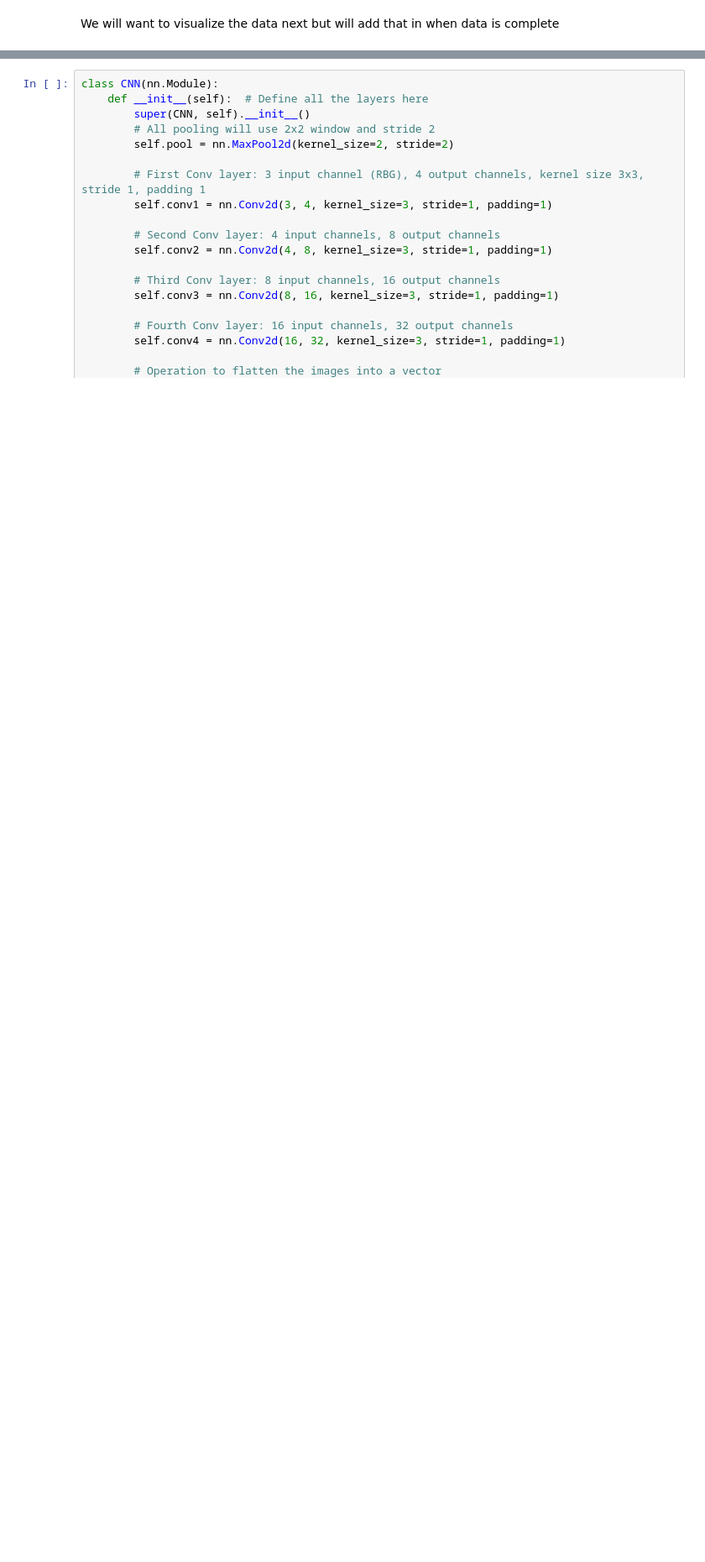
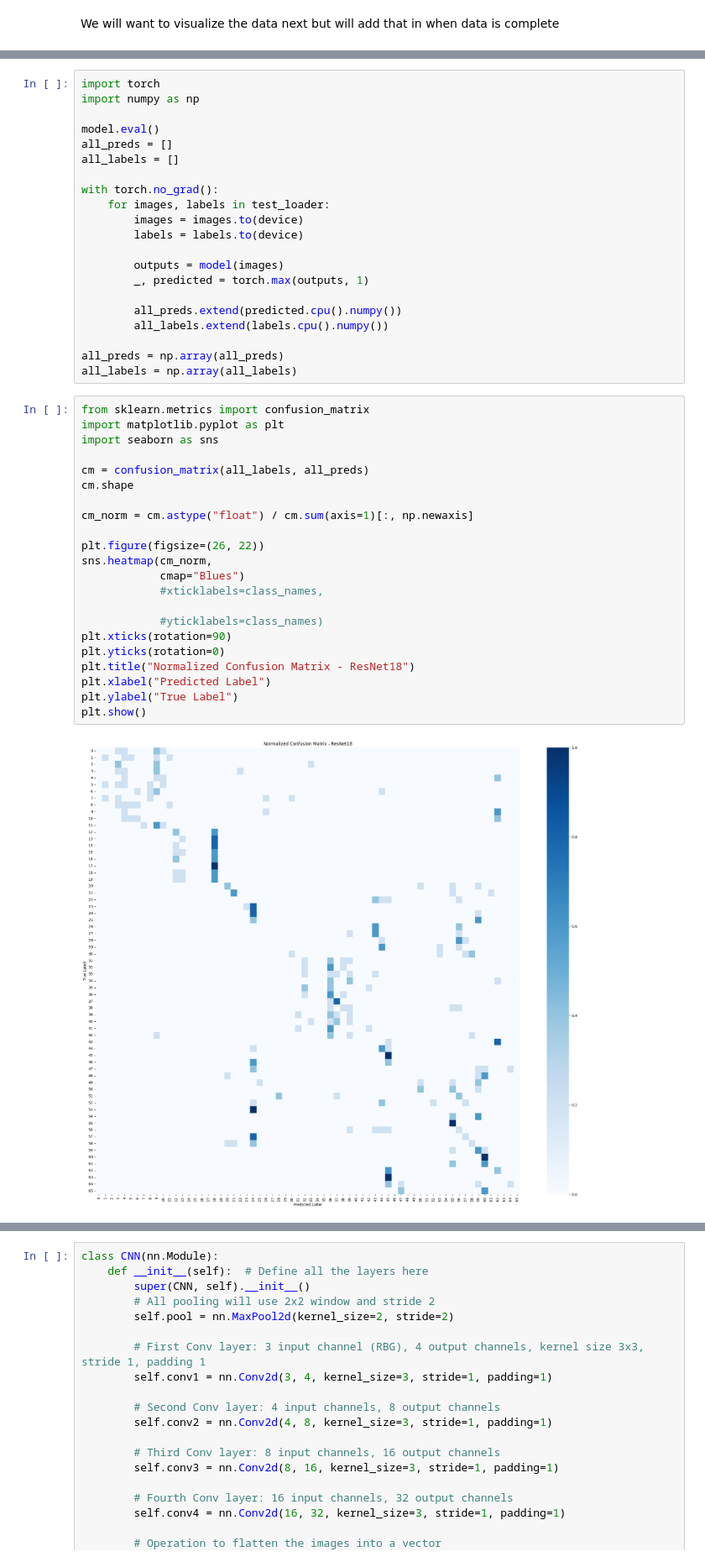
Before and after one commit to gtadams/2156-Final-Project, a Jupyter notebook: 2.156finalCNN.ipynb, the cells around one changed output, grey strips where cells are left out. Shown: that part at 84% size. Saved outputs shown, nothing was run; the diff lists cells and outputs as text; blank space fills up the shorter version.

```diff
--- a/2.156finalCNN.ipynb
+++ b/2.156finalCNN.ipynb
@@ -25,0 +226,45 @@ We will want to visualize the data next but will add that in when data is comple
+# %%
+import torch
+import numpy as np
+
+model.eval()
+all_preds = []
+all_labels = []
+
+with torch.no_grad():
+    for images, labels in test_loader:
+        images = images.to(device)
+        labels = labels.to(device)
+
+        outputs = model(images)
+        _, predicted = torch.max(outputs, 1)
+
+        all_preds.extend(predicted.cpu().numpy())
+        all_labels.extend(labels.cpu().numpy())
+
+all_preds = np.array(all_preds)
+all_labels = np.array(all_labels)
+# %%
+from sklearn.metrics import confusion_matrix
+import matplotlib.pyplot as plt
+import seaborn as sns
+
+cm = confusion_matrix(all_labels, all_preds)
+cm.shape
+
+cm_norm = cm.astype("float") / cm.sum(axis=1)[:, np.newaxis]
+
+plt.figure(figsize=(26, 22))
+sns.heatmap(cm_norm,
+            cmap="Blues")
+            #xticklabels=class_names,
+
+            #yticklabels=class_names)
+plt.xticks(rotation=90)
+plt.yticks(rotation=0)
+plt.title("Normalized Confusion Matrix - ResNet18")
+plt.xlabel("Predicted Label")
+plt.ylabel("True Label")
+plt.show()
+# %% [output]
+[figure, added]
```
Also changed, not shown: parts of 14 cells of this notebook.
